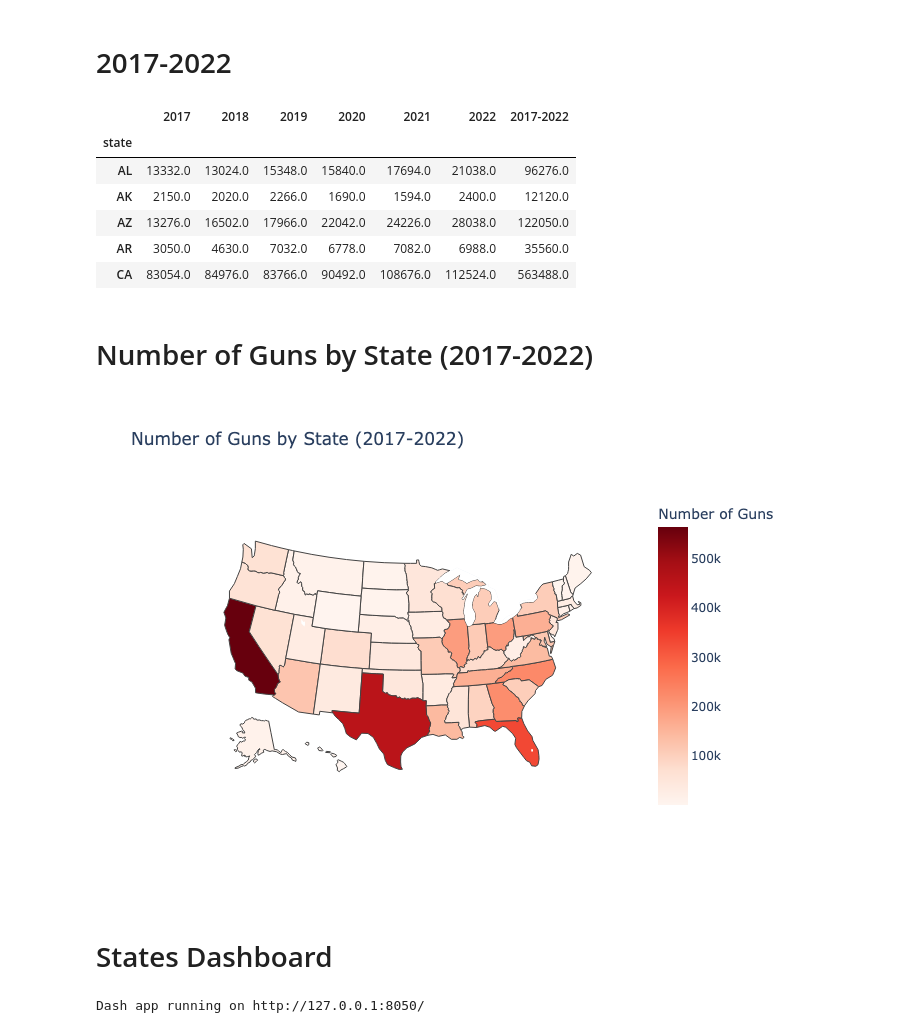
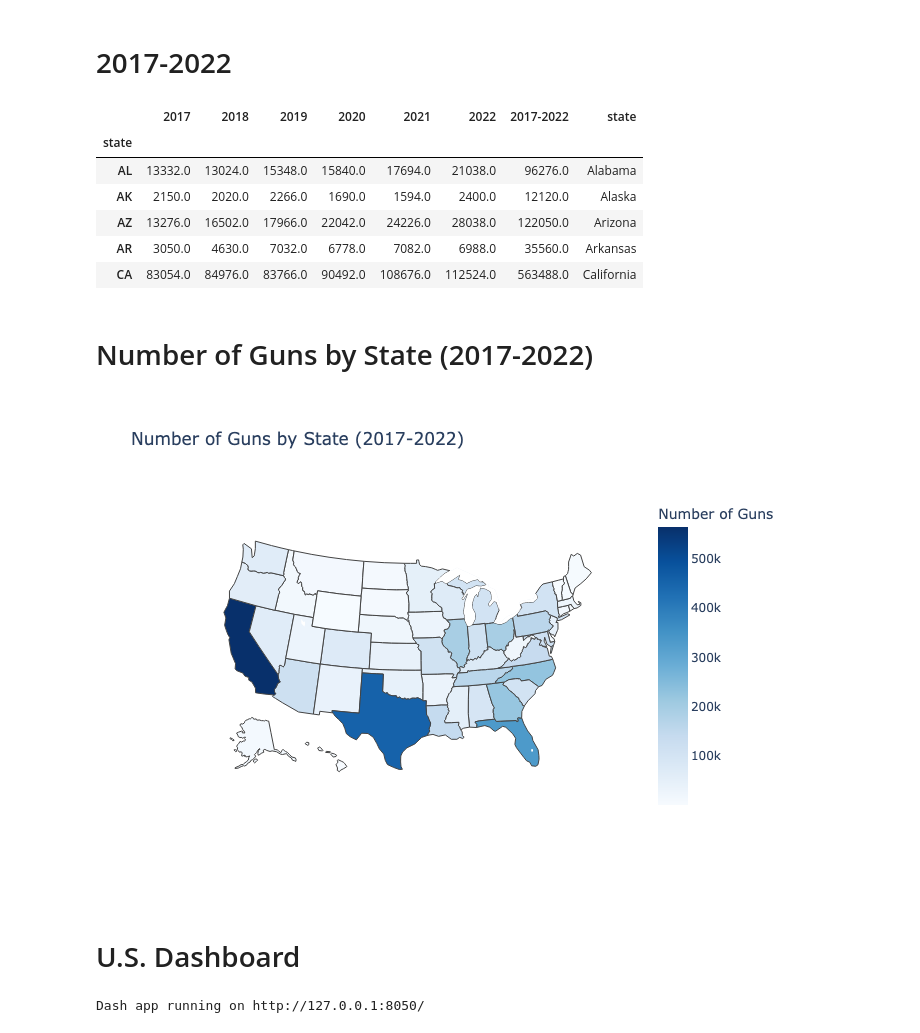
Before and after one commit to annednguyen00/CSC-698, a Jupyter notebook: 3. Dashboard/code/dashboard.ipynb, the cells around one changed output. Drawn from its saved outputs; the diff is of its cells as text; code cells hidden in the pictures.

Commit message:
Finished dashboard

```diff
--- a/3. Dashboard/code/dashboard.ipynb
+++ b/3. Dashboard/code/dashboard.ipynb
@@ -639,7 +707,7 @@ guns_2019.head()
 # %%
 guns_2020 = pd.DataFrame(types.loc[:, ['2020']].sum()).reset_index()
 guns_2020 = guns_2020.rename(columns={'0': 'state', 0: '2020'})
-guns_2020.index = guns_2020['state'].str.title().replace(state_abbreviations)
+guns_2020.index = guns_2020['state'].str.title().replace(state_abbrev2)
 guns_2020 = guns_2020.drop(columns=['level_0', 'state'])
 guns_2020 = guns_2020.drop(['Guam & Northern Mariana Islands', 'Total'])
 guns_2020.head()
@@ -656,7 +724,7 @@ guns_2020.head()
 # %%
 guns_2021 = pd.DataFrame(types.loc[:, ['2021']].sum()).reset_index()
 guns_2021 = guns_2021.rename(columns={'0': 'state', 0: '2021'})
-guns_2021.index = guns_2021['state'].str.title().replace(state_abbreviations)
+guns_2021.index = guns_2021['state'].str.title().replace(state_abbrev2)
 guns_2021 = guns_2021.drop(columns=['level_0', 'state'])
 guns_2021 = guns_2021.drop(['Guam & Northern Mariana Islands', 'Total'])
 guns_2021.head()
@@ -673,7 +741,7 @@ guns_2021.head()
 # %%
 guns_2022 = pd.DataFrame(types.loc[:, ['2022']].sum()).reset_index()
 guns_2022 = guns_2022.rename(columns={'0': 'state', 0: '2022'})
-guns_2022.index = guns_2022['state'].str.title().replace(state_abbreviations)
+guns_2022.index = guns_2022['state'].str.title().replace(state_abbrev2)
 guns_2022 = guns_2022.drop(columns=['level_0', 'state'])
 guns_2022 = guns_2022.drop(['Guam & Northern Mariana Islands', 'Total'])
 guns_2022.head()
@@ -690,33 +758,35 @@ guns_2022.head()
 # %%
 guns = pd.concat([guns_2017, guns_2018, guns_2019, guns_2020, guns_2021, guns_2022], axis=1)
 guns['2017-2022'] = guns.sum(axis=1)
+guns['state'] = guns.index.map(state_abbrev1)
 guns.head()
 # %% [output]
-|  | 2017 | 2018 | 2019 | 2020 | 2021 | 2022 | 2017-2022 |
-| state |  |  |  |  |  |  |  |
-| AL | 13332.0 | 13024.0 | 15348.0 | 15840.0 | 17694.0 | 21038.0 | 96276.0 |
-| AK | 2150.0 | 2020.0 | 2266.0 | 1690.0 | 1594.0 | 2400.0 | 12120.0 |
-| AZ | 13276.0 | 16502.0 | 17966.0 | 22042.0 | 24226.0 | 28038.0 | 122050.0 |
-| AR | 3050.0 | 4630.0 | 7032.0 | 6778.0 | 7082.0 | 6988.0 | 35560.0 |
-| CA | 83054.0 | 84976.0 | 83766.0 | 90492.0 | 108676.0 | 112524.0 | 563488.0 |
+|  | 2017 | 2018 | 2019 | 2020 | 2021 | 2022 | 2017-2022 | state |
+| state |  |  |  |  |  |  |  |  |
+| AL | 13332.0 | 13024.0 | 15348.0 | 15840.0 | 17694.0 | 21038.0 | 96276.0 | Alabama |
+| AK | 2150.0 | 2020.0 | 2266.0 | 1690.0 | 1594.0 | 2400.0 | 12120.0 | Alaska |
+| AZ | 13276.0 | 16502.0 | 17966.0 | 22042.0 | 24226.0 | 28038.0 | 122050.0 | Arizona |
+| AR | 3050.0 | 4630.0 | 7032.0 | 6778.0 | 7082.0 | 6988.0 | 35560.0 | Arkansas |
+| CA | 83054.0 | 84976.0 | 83766.0 | 90492.0 | 108676.0 | 112524.0 | 563488.0 | California |
 # %% [markdown]
 # Number of Guns by State (2017-2022)
 # %%
 guns_fig = go.Figure(data=go.Choropleth(locations=guns.index,
                                         z=guns['2017-2022'],
+                                        text=guns['state'],
                                         locationmode='USA-states',
-                                        colorscale='Reds',
+                                        colorscale='Blues',
                                         colorbar_title='Number of Guns'))
 
 guns_fig.update_layout(title_text='Number of Guns by State (2017-2022)',
                        geo_scope='usa')
 
 img_bytes = guns_fig.to_image(format='png')
 Image(img_bytes)
 # %% [output]
-[figure, old version]
+[figure, new version]
 # %% [markdown]
-# States Dashboard
+# U.S. Dashboard
 # %%
 app = Dash(__name__)
 
```
Also changed, not shown: parts of 36 cells of this notebook, 22 other files.
